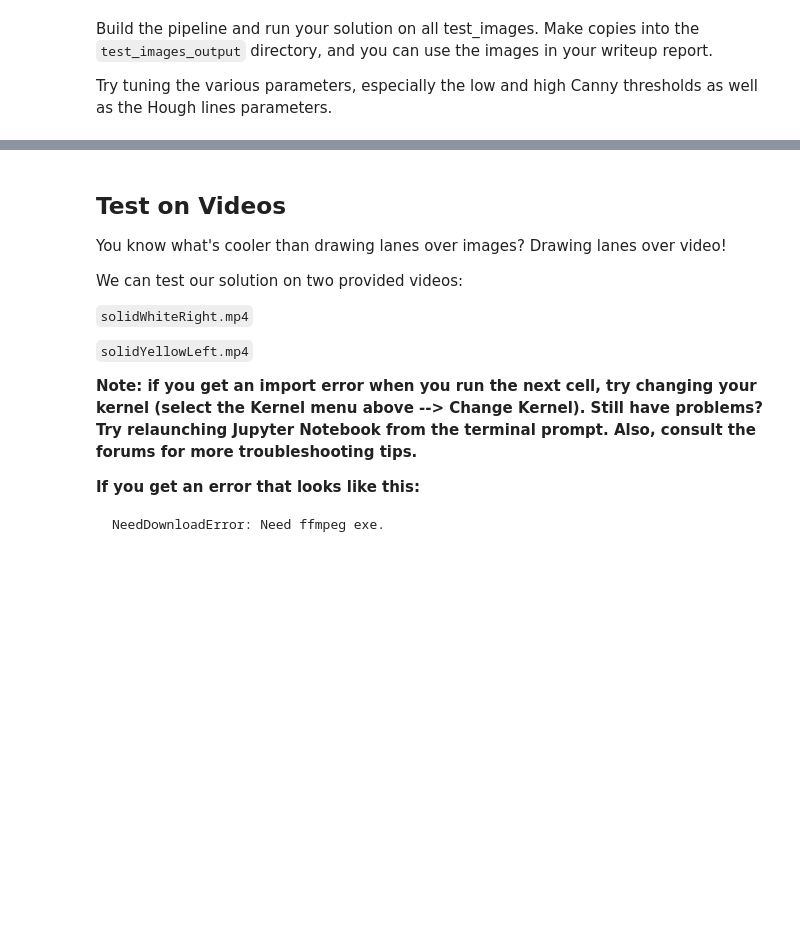
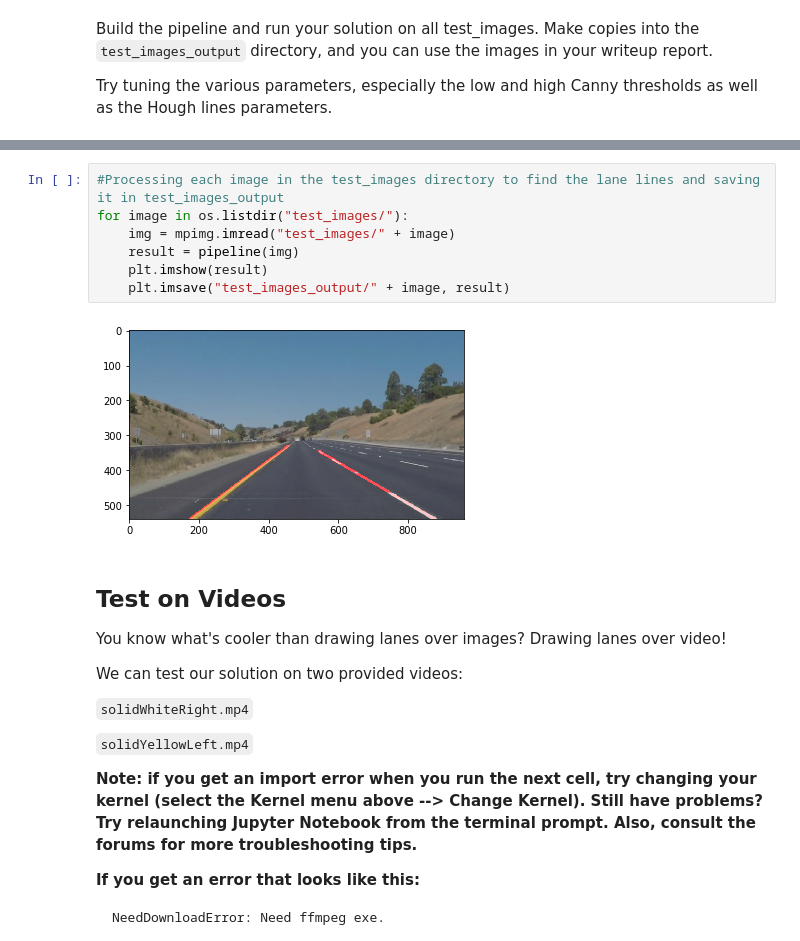
Before and after one commit to pateldisha/CarND-LaneLines-P1, a Jupyter notebook: P1.ipynb, the cells around one changed output, grey strips where cells are left out. Saved outputs shown, nothing was run; the diff lists cells and outputs as text; blank space fills up the shorter version.

```diff
--- a/P1.ipynb
+++ b/P1.ipynb
@@ -337,3 +211,12 @@ plt.imshow(line_image)
+# %%
+#Processing each image in the test_images directory to find the lane lines and saving it in test_images_output
+for image in os.listdir("test_images/"):
+    img = mpimg.imread("test_images/" + image)
+    result = pipeline(img)
+    plt.imshow(result)
+    plt.imsave("test_images_output/" + image, result)
+# %% [output]
+[figure, added]
 # %% [markdown]
 ## Test on Videos
 
```
Also changed, not shown: parts of 20 cells of this notebook, 18 other files.
